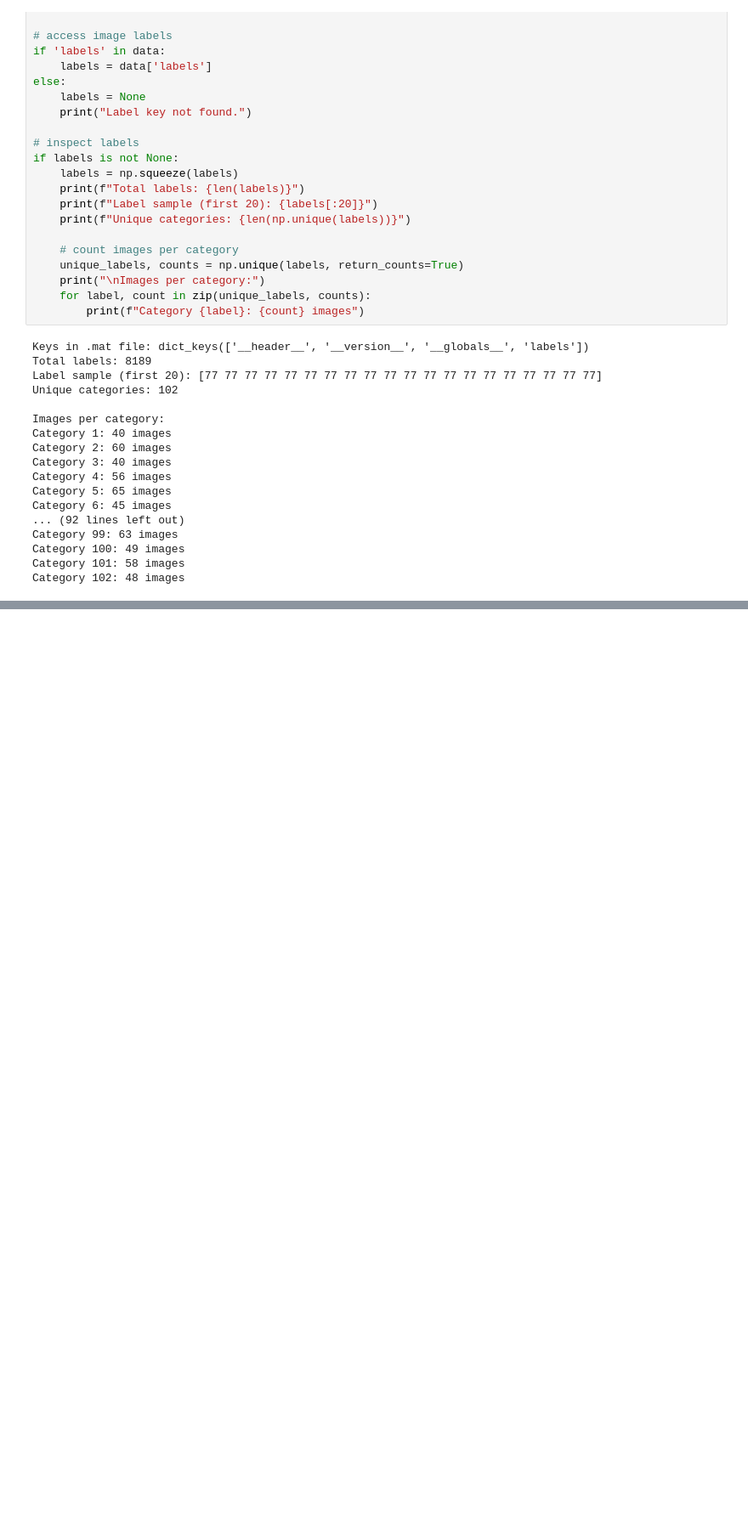
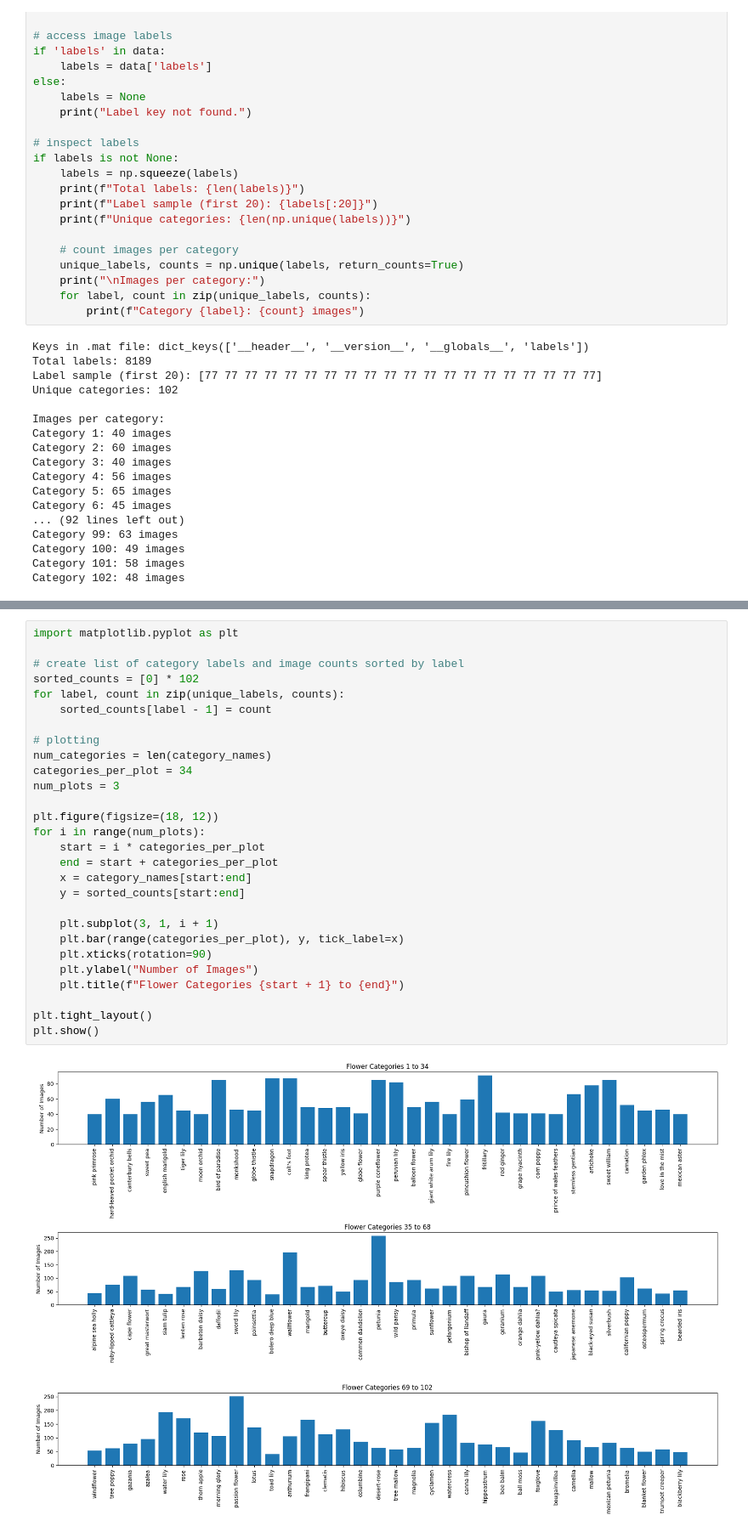
Before and after one commit to wdgstl/PlantEdibilityClassification-, a Jupyter notebook: scripts/EDA.ipynb, the cells around one changed output, grey strips where cells are left out. Shown at 85% size. Cells and saved outputs as stored; diff of their text form; blank space fills up the shorter version.

```diff
--- a/scripts/EDA.ipynb
+++ b/scripts/EDA.ipynb
@@ -142,0 +177,30 @@ Images per flower category:
+# %%
+import matplotlib.pyplot as plt
+
+# create list of category labels and image counts sorted by label
+sorted_counts = [0] * 102
+for label, count in zip(unique_labels, counts):
+    sorted_counts[label - 1] = count
+
+# plotting
+num_categories = len(category_names)
+categories_per_plot = 34
+num_plots = 3
+
+plt.figure(figsize=(18, 12))
+for i in range(num_plots):
+    start = i * categories_per_plot
+    end = start + categories_per_plot
+    x = category_names[start:end]
+    y = sorted_counts[start:end]
+
+    plt.subplot(3, 1, i + 1)
+    plt.bar(range(categories_per_plot), y, tick_label=x)
+    plt.xticks(rotation=90)
+    plt.ylabel("Number of Images")
+    plt.title(f"Flower Categories {start + 1} to {end}")
+
+plt.tight_layout()
+plt.show()
+# %% [output]
+[figure, added]
```
Also changed, not shown: parts of 4 cells of this notebook.
